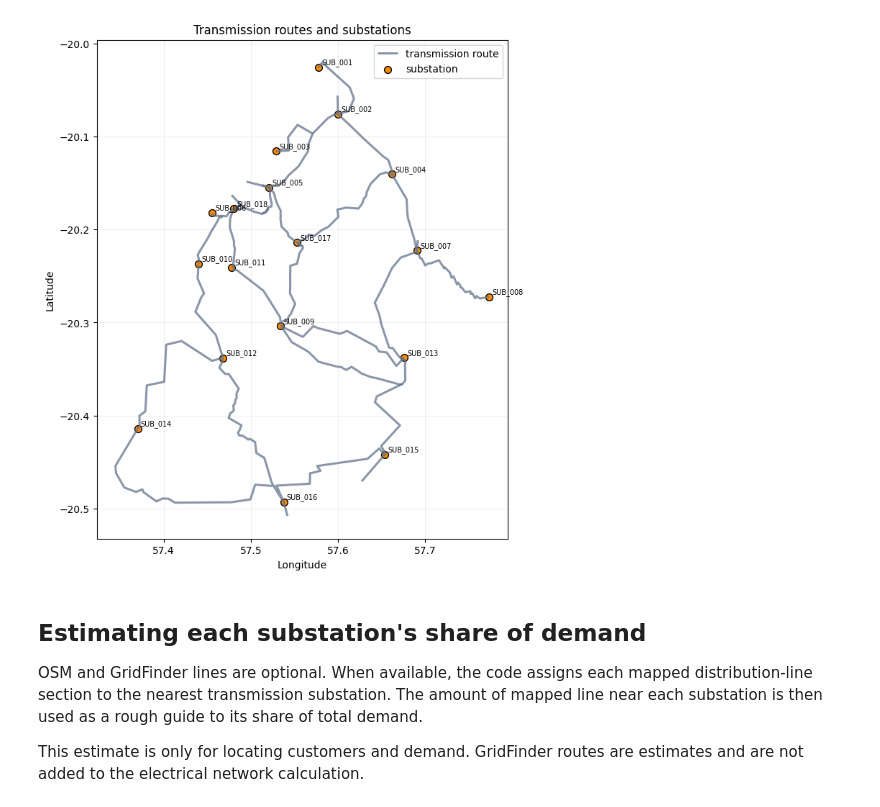
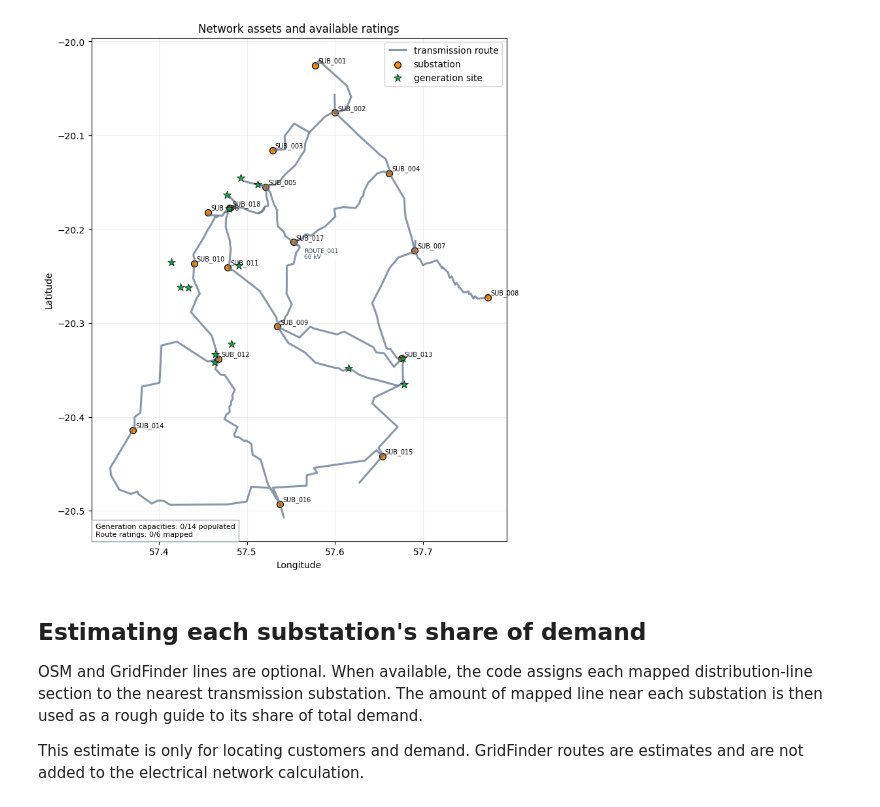
Before and after one commit to cpalazzi/pypsa-earth-mauritius-kestrel, a Jupyter notebook: notebooks/asset_model/01_operational_network.ipynb, the cells around one changed output. Saved outputs shown, nothing was run; the diff lists cells and outputs as text; code cells hidden in the pictures.

```diff
--- a/notebooks/asset_model/01_operational_network.ipynb
+++ b/notebooks/asset_model/01_operational_network.ipynb
@@ -31,23 +61,59 @@ The substation movements are reported in the intake notebook. The accompanying t
 # %%
-route_summary = routes.assign(geometry_type=routes.geometry.geom_type)[
-    ["route_id", "name", "voltage_kv_hint", "length_km", "geometry_type"]
+routes_for_plot = routes.copy()
+routes_for_plot["voltage_label"] = routes_for_plot["voltage_kv_hint"].apply(
+    lambda value: f"{value:g} kV" if pd.notna(value) else ""
+)
+routes_for_plot["rating_label"] = ""
+line_ratings_mapped = 0
+if not existing_lines.empty and "source_route_id" in existing_lines:
+    for route_id, group in existing_lines.groupby("source_route_id"):
+        route_mask = routes_for_plot["route_id"].eq(str(route_id))
+        voltage_label = format_unique_values(group.get("v_nom_kv", pd.Series(dtype=float)), "kV")
+        rating_label = format_unique_values(group.get("s_nom_mva", pd.Series(dtype=float)), "MVA")
+        if voltage_label:
+            routes_for_plot.loc[route_mask, "voltage_label"] = voltage_label
+        if rating_label:
+            routes_for_plot.loc[route_mask, "rating_label"] = rating_label
+            line_ratings_mapped += int(route_mask.any())
+
+route_summary = routes_for_plot.assign(geometry_type=routes_for_plot.geometry.geom_type)[
+    ["route_id", "name", "voltage_label", "rating_label", "length_km", "geometry_type"]
 ]
 display(route_summary.rename(columns={
     "route_id": "route ID",
     "name": "source name",
-    "voltage_kv_hint": "voltage shown in source (kV)",
+    "voltage_label": "voltage",
+    "rating_label": "line rating",
     "length_km": "mapped geometry length (km)",
     "geometry_type": "geometry type",
 }))
 
-fig, ax = plt.subplots(figsize=(9, 9))
-routes.plot(
+fig, ax = plt.subplots(figsize=(10, 10))
+routes_for_plot.plot(
     ax=ax,
     color="#64748b",
     linewidth=2.2,
     alpha=0.75,
     label="transmission route",
 )
+for _, row in routes_for_plot.iterrows():
+    rating_parts = []
+    if row["voltage_label"]:
+        rating_parts.append(row["voltage_label"])
+    if row["rating_label"]:
+        rating_parts.append(row["rating_label"])
+    if not rating_parts:
+        continue
+    label_point = row.geometry.representative_point()
+    ax.annotate(
+        f"{row['route_id']}\n" + "\n".join(rating_parts),
+        (label_point.x, label_point.y),
+        xytext=(5, -12),
+        textcoords="offset points",
+        fontsize=6.5,
+        color="#334155",
+        bbox={"facecolor": "white", "edgecolor": "none", "alpha": 0.8, "pad": 1},
+    )
 substations.plot(
     ax=ax,
     color="#ff8c00",
@@ -63,7 +129,44 @@ for _, row in substations.iterrows():
         textcoords="offset points",
         fontsize=7,
     )
-ax.set_title("Transmission routes and substations")
+for generator_index, (_, row) in enumerate(generator_map_data.iterrows()):
+    ax.scatter(
+        row["lon"],
+        row["lat"],
+        marker="*",
+        s=80,
+        color="#16a34a",
+        edgecolors="black",
+        linewidths=0.5,
+        zorder=7,
+        label="generation site" if generator_index == 0 else None,
+    )
+    if pd.notna(row["capacity_mw"]):
+        ax.annotate(
+            f"{row['capacity_mw']:g} MW_e",
+            (row["lon"], row["lat"]),
+            xytext=(5, 5),
+            textcoords="offset points",
+            fontsize=6.5,
+            bbox={"facecolor": "white", "edgecolor": "none", "alpha": 0.75, "pad": 1},
+            zorder=8,
+        )
+capacity_count = int(generator_map_data["capacity_mw"].notna().sum())
+status_lines = [
+    f"Generation capacities: {capacity_count}/{len(generator_map_data)} populated",
+    f"Route ratings: {line_ratings_mapped}/{len(routes_for_plot)} mapped",
+]
+if not existing_lines.empty and "source_route_id" not in existing_lines:
+    status_lines.append("Add source_route_id to existing_lines.csv for map labels")
+ax.text(
+    0.01,
+    0.01,
+    "\n".join(status_lines),
+    transform=ax.transAxes,
+    fontsize=8,
+    bbox={"facecolor": "white", "edgecolor": "#9ca3af", "alpha": 0.9},
+)
+ax.set_title("Network assets and available ratings")
 ax.set_xlabel("Longitude")
 ax.set_ylabel("Latitude")
 ax.grid(alpha=0.2)
@@ -80,4 +183,4 @@ plt.show()
-[figure, old version]
+[figure, new version]
 # %% [markdown]
 ## Estimating each substation's share of demand
 
```
Also changed, not shown: parts of 5 cells of this notebook, 11 other files.
